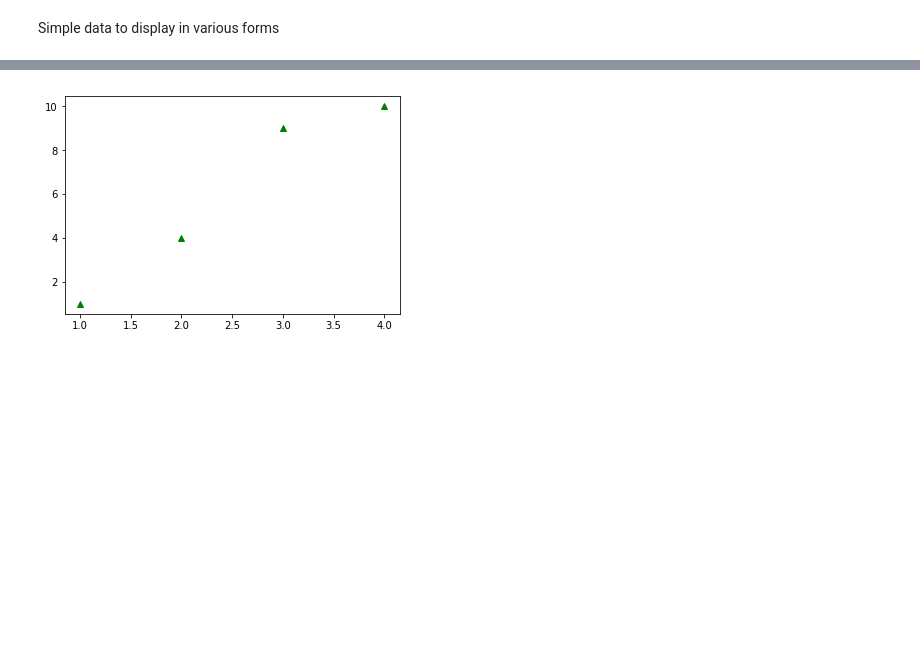
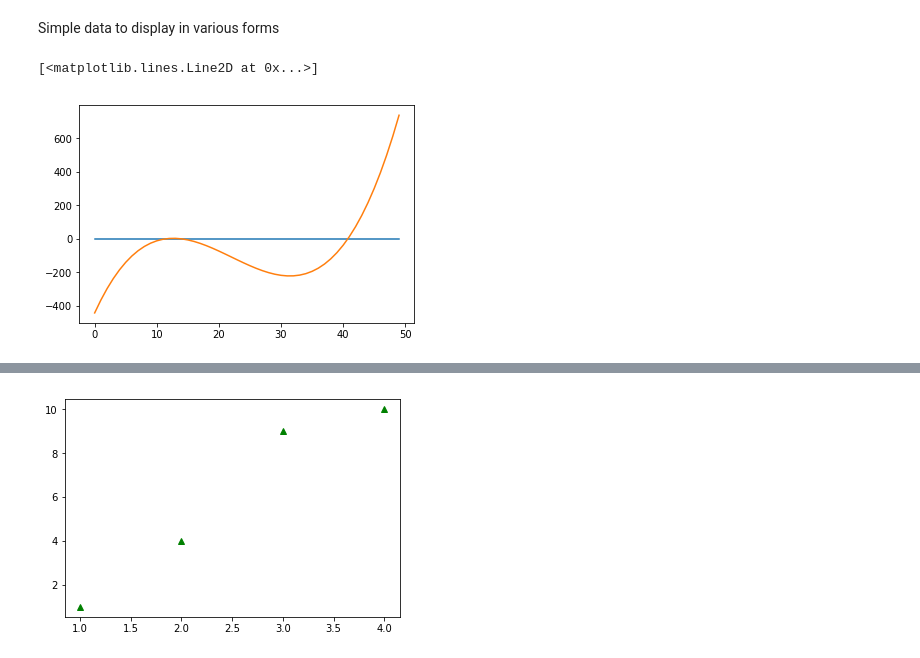
Before and after one commit to FredsoNerd/FGV_Programming_Languages, a Jupyter notebook: Python/MODIFICADO/Aula_12_Numpy_Matplotlib_Pandas-Copy1.ipynb, the cells around one changed output, grey strips where cells are left out. Drawn from its saved outputs; the diff is of its cells as text; code cells hidden in the pictures; blank space fills up the shorter version.

```diff
--- a/Python/MODIFICADO/Aula_12_Numpy_Matplotlib_Pandas-Copy1.ipynb
+++ b/Python/MODIFICADO/Aula_12_Numpy_Matplotlib_Pandas-Copy1.ipynb
@@ -237,3 +247,13 @@ very refined tuning of subplot creation, you can still use add_subplot()
 directly on a new figure.
 # %% [markdown]
 Simple data to display in various forms
+# %%
+func = [(0, x**3 - 12*x**2 + 4*x + 2) for x in np.linspace(-5, 15)]
+radi = [ x for (x,y) in func if abs(y - 0.1) < 1]
+
+plt.axis()
+plt.plot(func)
+plt.plot(radi)
+# %% [output]
+[<matplotlib.lines.Line2D at 0x...>]
+[figure, added]
```
Also changed, not shown: parts of 10 cells of this notebook, 4 other files.
